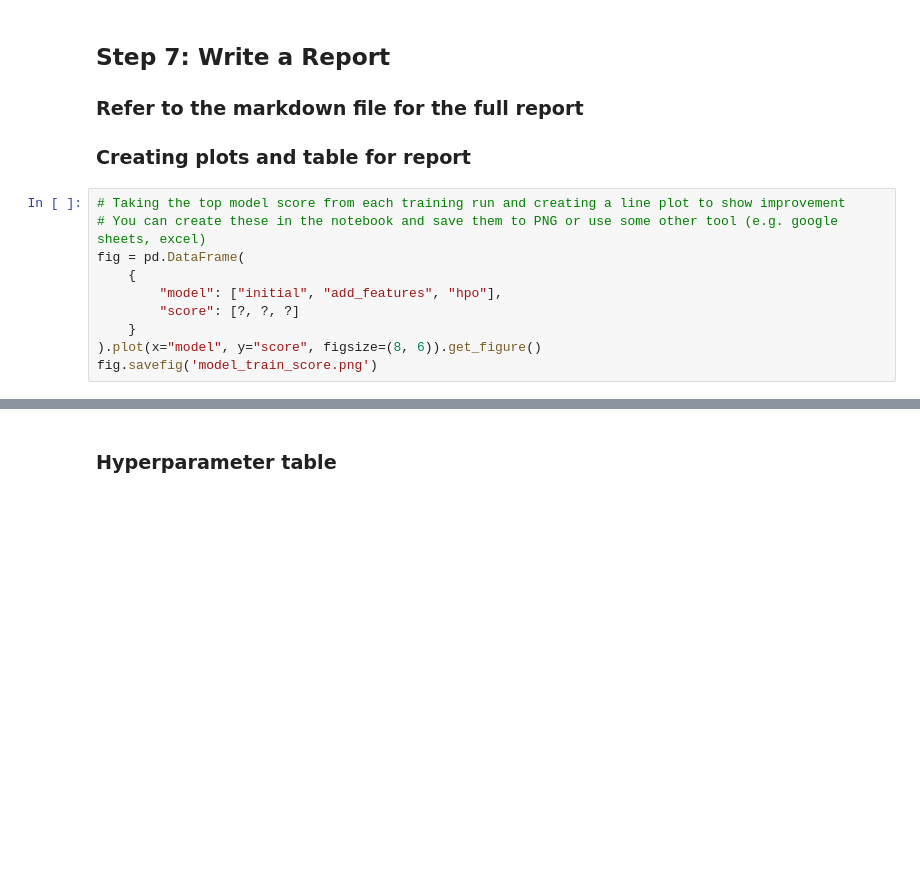
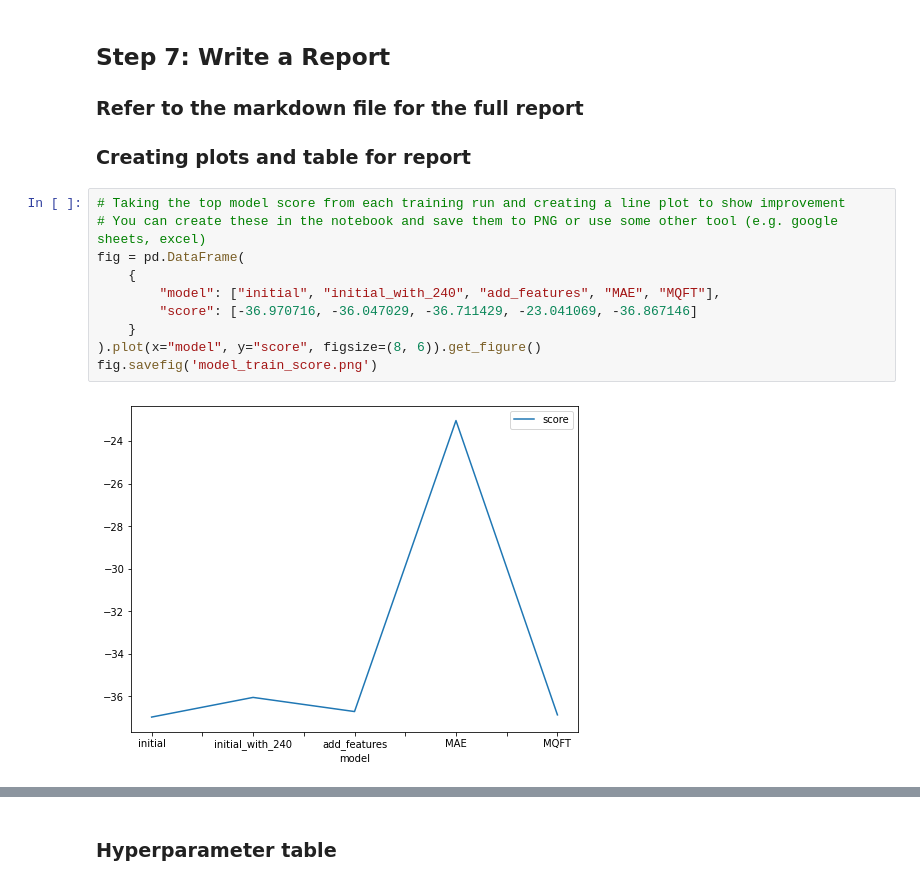
Before and after one commit to williamhyun/nd189-1-Introduction-to-Machine-Learning-project-starter, a Jupyter notebook: project/project-template.ipynb, the cells around one changed output, grey strips where cells are left out. Saved outputs shown, nothing was run; the diff lists cells and outputs as text; blank space fills up the shorter version.

```diff
--- a/project/project-template.ipynb
+++ b/project/project-template.ipynb
@@ -650,13 +933,15 @@ submission_new_hpo.to_csv("submission_new_hpo.csv", index=False)
 # %%
 # Taking the top model score from each training run and creating a line plot to show improvement
 # You can create these in the notebook and save them to PNG or use some other tool (e.g. google sheets, excel)
 fig = pd.DataFrame(
     {
-        "model": ["initial", "add_features", "hpo"],
-        "score": [?, ?, ?]
+        "model": ["initial", "initial_with_240", "add_features", "MAE", "MQFT"],
+        "score": [-36.970716, -36.047029, -36.711429, -23.041069, -36.867146]
     }
 ).plot(x="model", y="score", figsize=(8, 6)).get_figure()
 fig.savefig('model_train_score.png')
+# %% [output]
+[figure, added]
 # %%
 # Take the 3 kaggle scores and creating a line plot to show improvement
 fig = pd.DataFrame(
```
Also changed, not shown: parts of 25 cells of this notebook, 2 other files.
